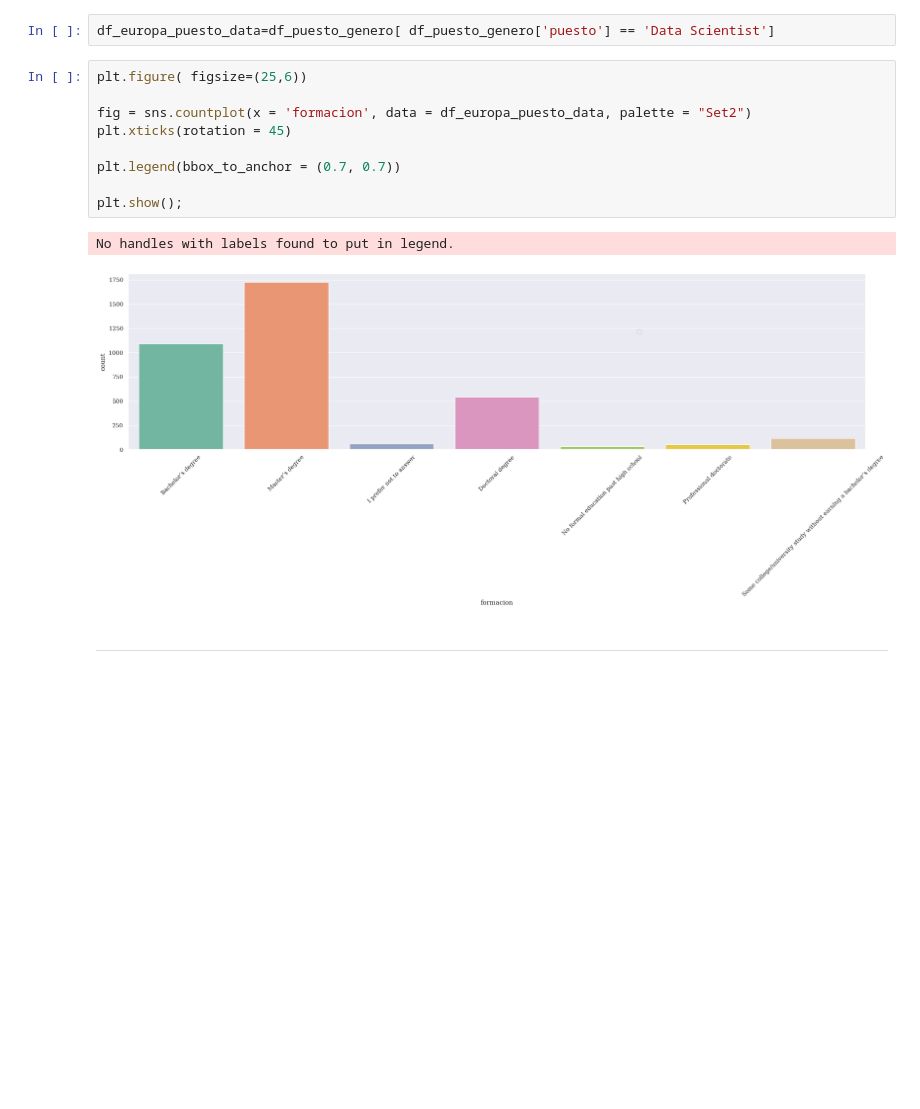
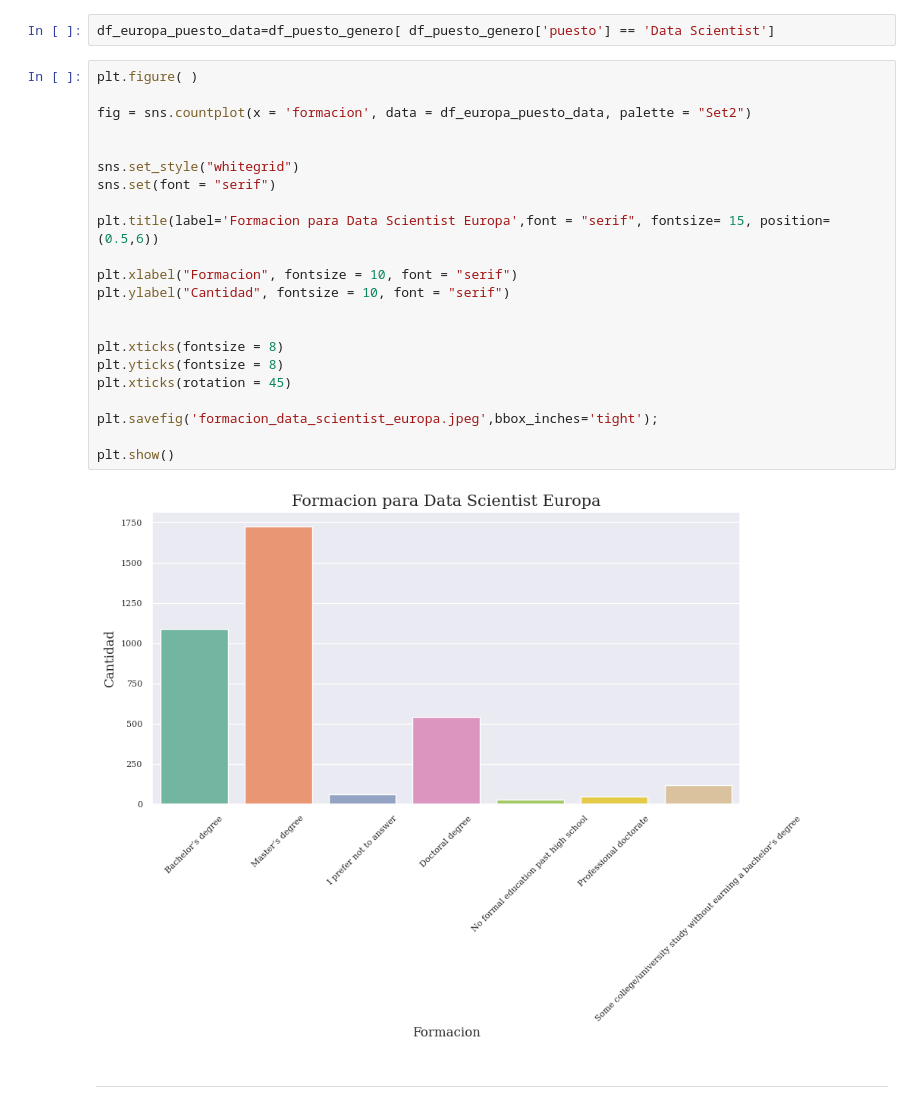
Before and after one commit to Adalab/project-DA-promo-c-modulo-2-team-5, a Jupyter notebook: Sprint3/sprint3_proyecto_modulo2.ipynb, the cells around one changed output. Cells and saved outputs as stored; diff of their text form; blank space fills up the shorter version.

```diff
--- a/Sprint3/sprint3_proyecto_modulo2.ipynb
+++ b/Sprint3/sprint3_proyecto_modulo2.ipynb
@@ -226,18 +258,30 @@ array(['Research Scientist', 'Data Analyst', 'Machine Learning Engineer',
 ### DATA SCIENTIST
 # %%
 df_europa_puesto_data=df_puesto_genero[ df_puesto_genero['puesto'] == 'Data Scientist']
-# %%
-plt.figure( figsize=(25,6))
-
-fig = sns.countplot(x = 'formacion', data = df_europa_puesto_data, palette = "Set2")
-plt.xticks(rotation = 45)
-
-plt.legend(bbox_to_anchor = (0.7, 0.7))
-
-plt.show();
-# %% [output]
-No handles with labels found to put in legend.
-[figure, removed]
+# %%
+plt.figure( )
+
+fig = sns.countplot(x = 'formacion', data = df_europa_puesto_data, palette = "Set2")
+
+
+sns.set_style("whitegrid")
+sns.set(font = "serif")
+
+plt.title(label='Formacion para Data Scientist Europa',font = "serif", fontsize= 15, position=(0.5,6))
+
+plt.xlabel("Formacion", fontsize = 10, font = "serif")
+plt.ylabel("Cantidad", fontsize = 10, font = "serif")
+
+
+plt.xticks(fontsize = 8)
+plt.yticks(fontsize = 8)
+plt.xticks(rotation = 45)
+
+plt.savefig('formacion_data_scientist_europa.jpeg',bbox_inches='tight');
+
+plt.show()
+# %% [output]
+[figure, added]
 # %% [markdown]
 ---
 # %% [markdown]
```
Also changed, not shown: parts of 25 cells of this notebook, 10 other files.
